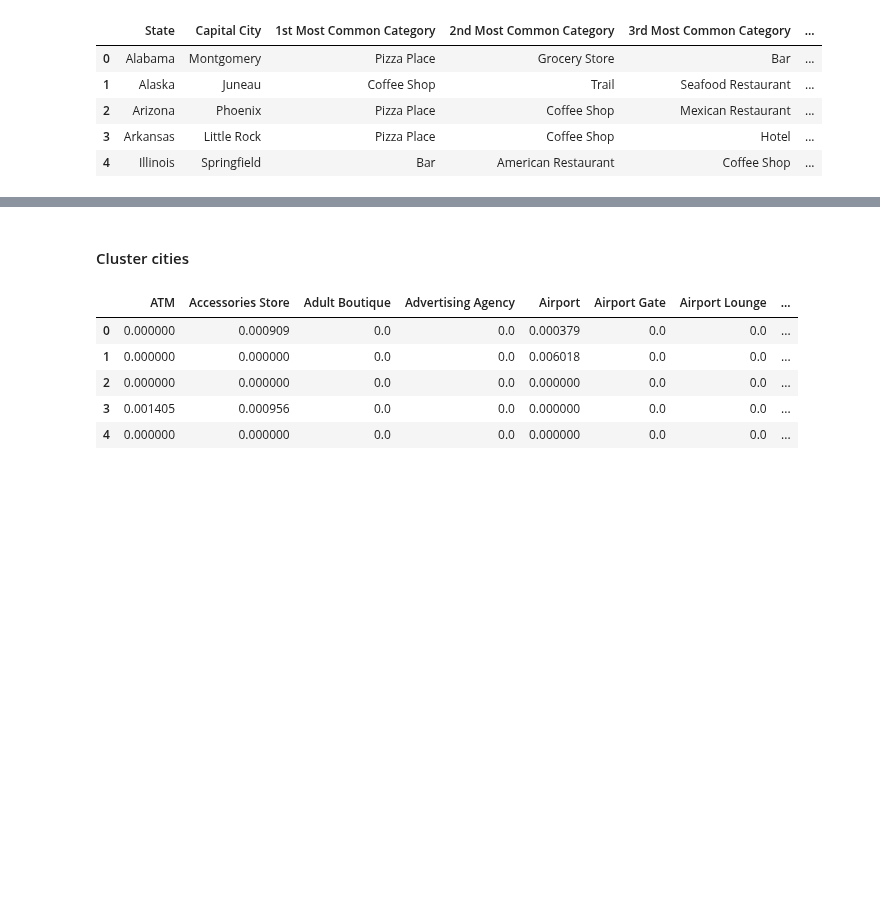
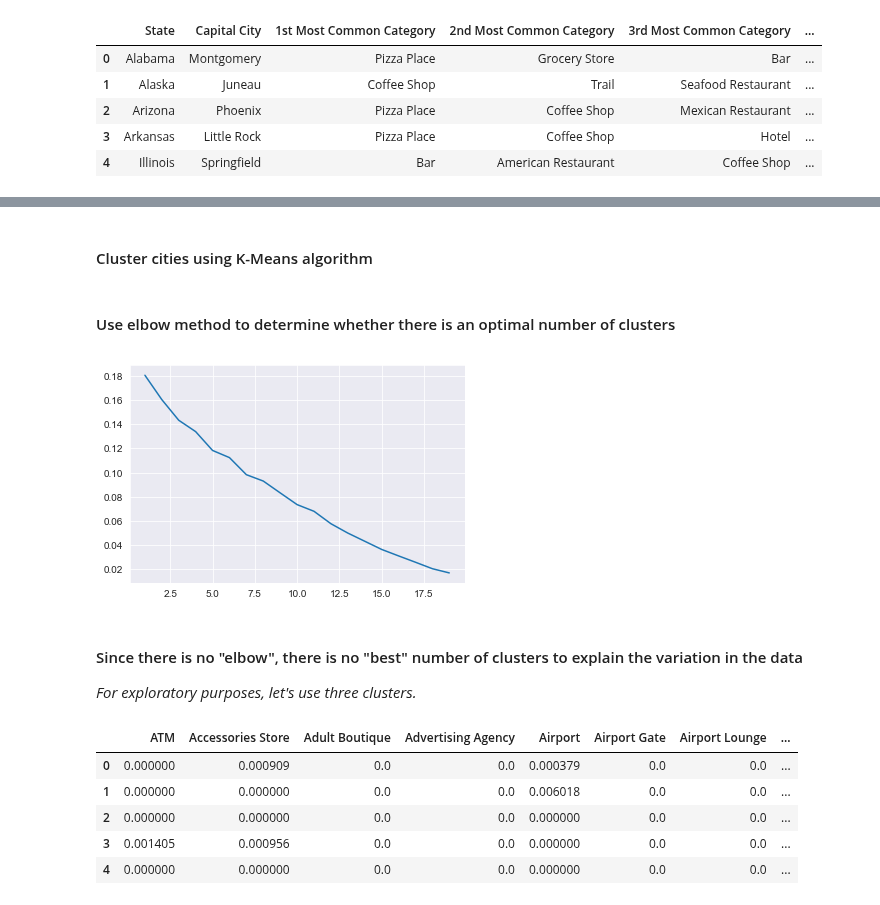
Before and after one commit to amypeniston/data-science-capstone-project, a Jupyter notebook: Week_5_Capstone_Project.ipynb, the cells around one changed output, grey strips where cells are left out. Cells and saved outputs as stored; diff of their text form; code cells hidden in the pictures; blank space fills up the shorter version.

```diff
--- a/Week_5_Capstone_Project.ipynb
+++ b/Week_5_Capstone_Project.ipynb
@@ -808,3 +886,22 @@ top_categories_by_city.head()
 # %% [markdown]
-#### Cluster cities
+#### Cluster cities using K-Means algorithm
+# %% [markdown]
+#### Use elbow method to determine whether there is an optimal number of clusters
+# %%
+scores = []
+cluster_range = cluster_range
+
+for k in cluster_range:
+    km = KMeans(n_clusters=k)
+    km.fit(clustering_df)
+    scores.append(km.inertia_)
+
+plt.title("Determining Optimal Number of Clusters")
+plt.plot(cluster_range, scores)
+plt.show()
+# %% [output]
+[figure, added]
+# %% [markdown]
+#### Since there is no "elbow", there is no "best" number of clusters to explain the variation in the data
+_For exploratory purposes, let's use three clusters._
 # %%
```
Also changed, not shown: parts of 26 cells of this notebook.
